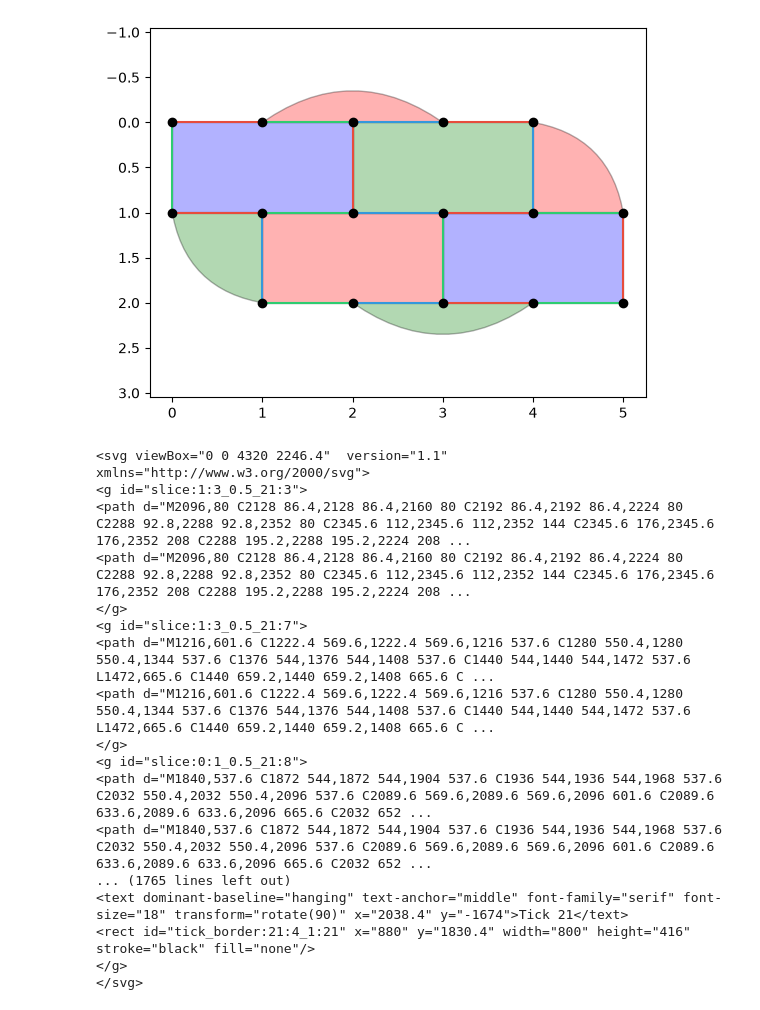
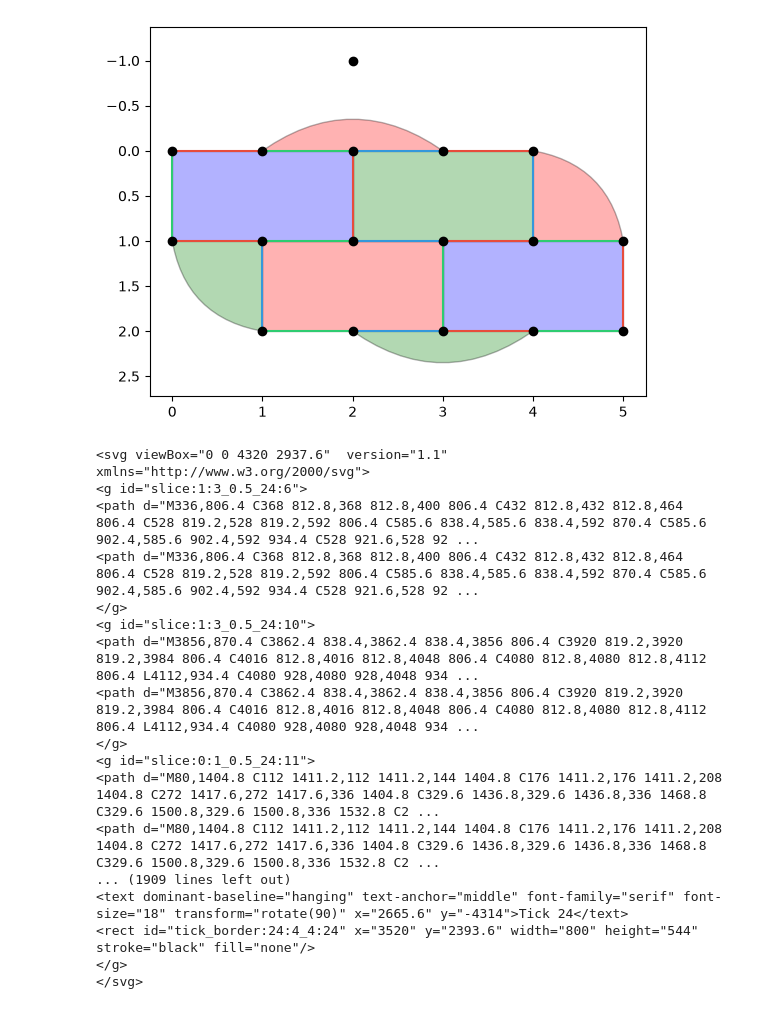
Before and after one commit to OliverRedhead/Floquet-Codes-Preparing-Magic-States, a Jupyter notebook: CSS_honeycomb/testing/final_readout.ipynb, the cells around one changed output. Drawn from its saved outputs; the diff is of its cells as text; code cells hidden in the pictures.

```diff
--- a/CSS_honeycomb/testing/final_readout.ipynb
+++ b/CSS_honeycomb/testing/final_readout.ipynb
@@ -26,49 +26,49 @@ def measurement_cycle(honey: CSSHoneycomb, cycle=["rZ", "gX", "bZ", "rX", "gZ",
 
     string = ""
     for m in cycle:
 
         if m == "gZ":
             print("" ,end="")
 
         colour = COLOUR_MAP[m[0]]
         flavour = m[1]
 
         string += f"#{colour}{flavour}\n"
         string += honey.get_measurement(colour, flavour) + "\n"
         string += honey.tick()
 
         # detectors = honey.get_detectors()
         # string += honey.write_detectors(detectors, honey.clock)
 
         # print(detectors)
 
     return string
 
-s = CSSHoneycomb(ncols=5, nrows=3)
+s = CSSHoneycomb(ncols=5, nrows=3, config_filepath="config/5x3.json")
 s.plot_surface()
 string = s.initialise_circuit()
 string += s.prepare_qubits()
 string += measurement_cycle(s, cycle=["bZ", "rX", "gZ", "bX"])
 string += s.final_readout()
 
 c = stim.Circuit(string)
 c.diagram("detslice-with-ops-svg")
 # %% [output]
-[figure, old version]
+[figure, new version]
-<svg viewBox="0 0 4320 2246.4"  version="1.1" xmlns="http://www.w3.org/2000/svg">
-<g id="slice:1:3_0.5_21:3">
-<path d="M2096,80 C2128 86.4,2128 86.4,2160 80 C2192 86.4,2192 86.4,2224 80 C2288 92.8,2288 92.8,2352 80 C2345.6 112,2345.6 112,2352 144 C2345.6 176,2345.6 176,2352 208 C2288 195.2,2288 195.2,2224 208 ...
-<path d="M2096,80 C2128 86.4,2128 86.4,2160 80 C2192 86.4,2192 86.4,2224 80 C2288 92.8,2288 92.8,2352 80 C2345.6 112,2345.6 112,2352 144 C2345.6 176,2345.6 176,2352 208 C2288 195.2,2288 195.2,2224 208 ...
+<svg viewBox="0 0 4320 2937.6"  version="1.1" xmlns="http://www.w3.org/2000/svg">
+<g id="slice:1:3_0.5_24:6">
+<path d="M336,806.4 C368 812.8,368 812.8,400 806.4 C432 812.8,432 812.8,464 806.4 C528 819.2,528 819.2,592 806.4 C585.6 838.4,585.6 838.4,592 870.4 C585.6 902.4,585.6 902.4,592 934.4 C528 921.6,528 92 ...
+<path d="M336,806.4 C368 812.8,368 812.8,400 806.4 C432 812.8,432 812.8,464 806.4 C528 819.2,528 819.2,592 806.4 C585.6 838.4,585.6 838.4,592 870.4 C585.6 902.4,585.6 902.4,592 934.4 C528 921.6,528 92 ...
 </g>
-<g id="slice:1:3_0.5_21:7">
-<path d="M1216,601.6 C1222.4 569.6,1222.4 569.6,1216 537.6 C1280 550.4,1280 550.4,1344 537.6 C1376 544,1376 544,1408 537.6 C1440 544,1440 544,1472 537.6 L1472,665.6 C1440 659.2,1440 659.2,1408 665.6 C ...
-<path d="M1216,601.6 C1222.4 569.6,1222.4 569.6,1216 537.6 C1280 550.4,1280 550.4,1344 537.6 C1376 544,1376 544,1408 537.6 C1440 544,1440 544,1472 537.6 L1472,665.6 C1440 659.2,1440 659.2,1408 665.6 C ...
+<g id="slice:1:3_0.5_24:10">
+<path d="M3856,870.4 C3862.4 838.4,3862.4 838.4,3856 806.4 C3920 819.2,3920 819.2,3984 806.4 C4016 812.8,4016 812.8,4048 806.4 C4080 812.8,4080 812.8,4112 806.4 L4112,934.4 C4080 928,4080 928,4048 934 ...
+<path d="M3856,870.4 C3862.4 838.4,3862.4 838.4,3856 806.4 C3920 819.2,3920 819.2,3984 806.4 C4016 812.8,4016 812.8,4048 806.4 C4080 812.8,4080 812.8,4112 806.4 L4112,934.4 C4080 928,4080 928,4048 934 ...
 </g>
-<g id="slice:0:1_0.5_21:8">
-<path d="M1840,537.6 C1872 544,1872 544,1904 537.6 C1936 544,1936 544,1968 537.6 C2032 550.4,2032 550.4,2096 537.6 C2089.6 569.6,2089.6 569.6,2096 601.6 C2089.6 633.6,2089.6 633.6,2096 665.6 C2032 652 ...
-<path d="M1840,537.6 C1872 544,1872 544,1904 537.6 C1936 544,1936 544,1968 537.6 C2032 550.4,2032 550.4,2096 537.6 C2089.6 569.6,2089.6 569.6,2096 601.6 C2089.6 633.6,2089.6 633.6,2096 665.6 C2032 652 ...
-... (1765 lines left out)
-<text dominant-baseline="hanging" text-anchor="middle" font-family="serif" font-size="18" transform="rotate(90)" x="2038.4" y="-1674">Tick 21</text>
-<rect id="tick_border:21:4_1:21" x="880" y="1830.4" width="800" height="416" stroke="black" fill="none"/>
+<g id="slice:0:1_0.5_24:11">
+<path d="M80,1404.8 C112 1411.2,112 1411.2,144 1404.8 C176 1411.2,176 1411.2,208 1404.8 C272 1417.6,272 1417.6,336 1404.8 C329.6 1436.8,329.6 1436.8,336 1468.8 C329.6 1500.8,329.6 1500.8,336 1532.8 C2 ...
+<path d="M80,1404.8 C112 1411.2,112 1411.2,144 1404.8 C176 1411.2,176 1411.2,208 1404.8 C272 1417.6,272 1417.6,336 1404.8 C329.6 1436.8,329.6 1436.8,336 1468.8 C329.6 1500.8,329.6 1500.8,336 1532.8 C2 ...
+... (1909 lines left out)
+<text dominant-baseline="hanging" text-anchor="middle" font-family="serif" font-size="18" transform="rotate(90)" x="2665.6" y="-4314">Tick 24</text>
+<rect id="tick_border:24:4_4:24" x="3520" y="2393.6" width="800" height="544" stroke="black" fill="none"/>
 </g>
 </svg>
```
Also changed, not shown: parts of 1 cell of this notebook, 4 other files.
